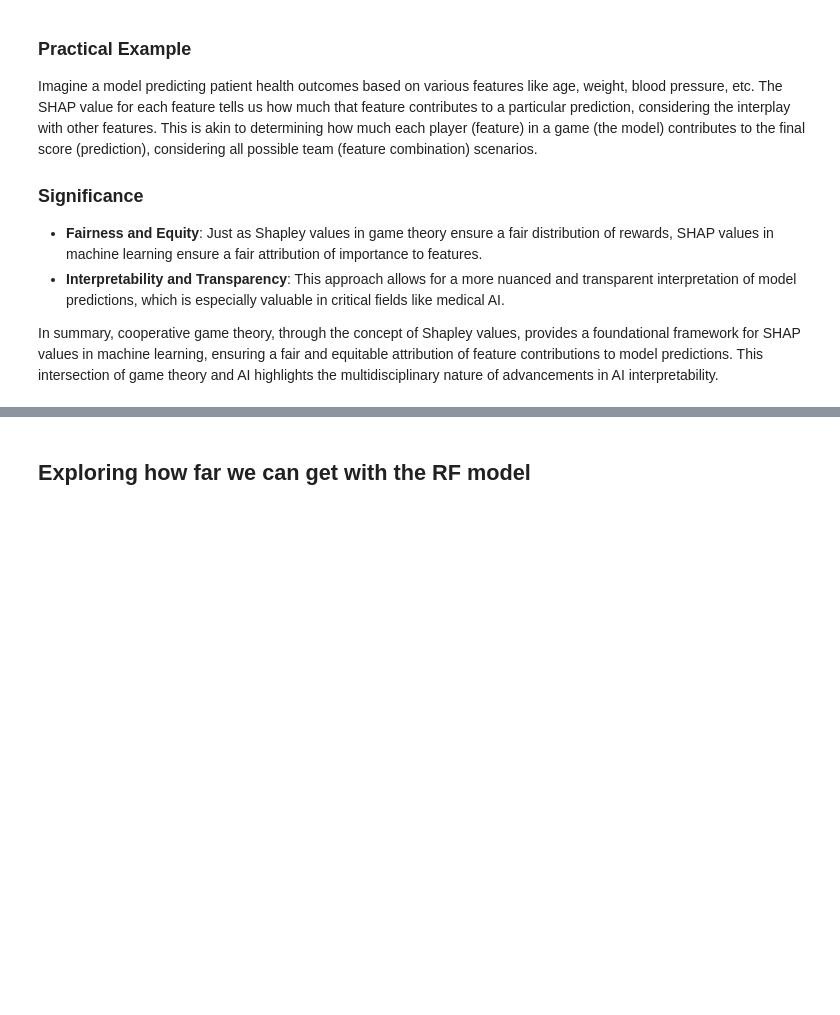
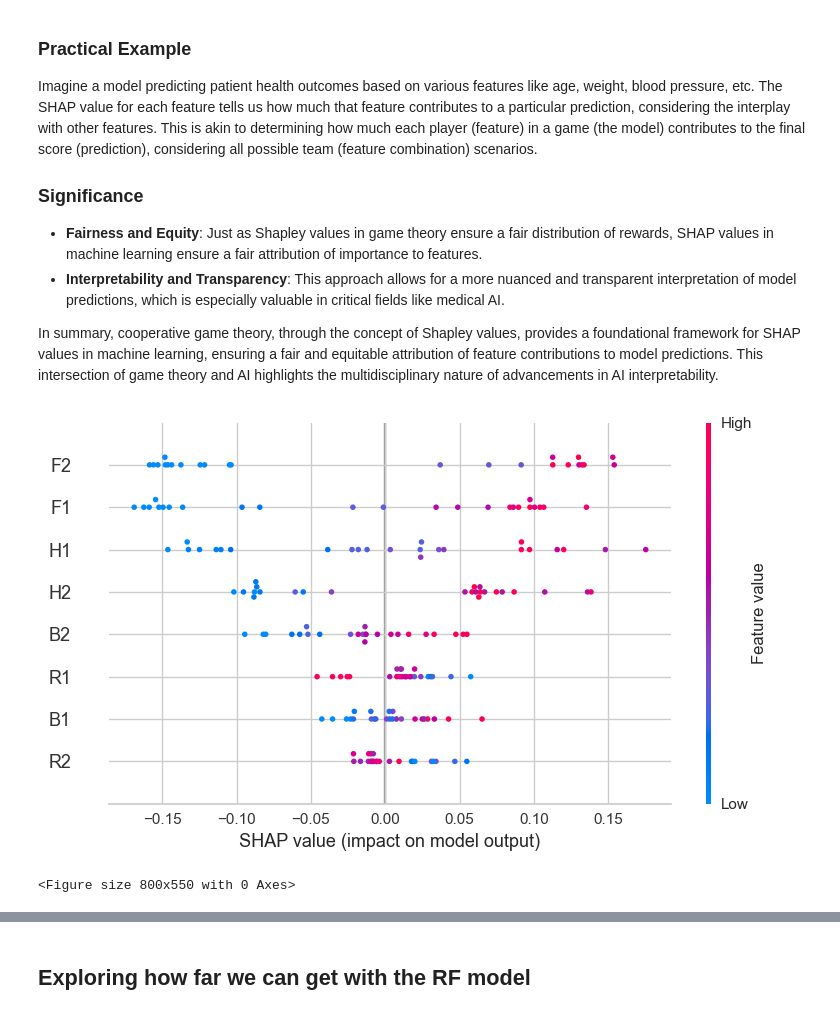
Before and after one commit to arvidl/ibs-distress, a Jupyter notebook: notebooks/2-supervised-classification.ipynb, the cells around one changed output, grey strips where cells are left out. Drawn from its saved outputs; the diff is of its cells as text; code cells hidden in the pictures; blank space fills up the shorter version.

Commit message:
fixed problem with shap

```diff
--- a/notebooks/2-supervised-classification.ipynb
+++ b/notebooks/2-supervised-classification.ipynb
@@ -1246,0 +1227,23 @@ plt.show()
+# %%
+# Assuming best_model is your trained Random Forest model
+# and get_config('X_test') returns your test data
+
+# Compute the SHAP values for the test set
+explainer = shap.TreeExplainer(best_model)
+shap_values = explainer.shap_values(get_config('X_test'))
+
+# For classification problems, shap_values will be a list of arrays
+# (one per class). We need to choose which class to plot.
+# Let's assume we want to plot for the IBS class (index 1)
+
+# Plot the SHAP values
+f, ax = plt.subplots(figsize=(12,8))
+shap.summary_plot(shap_values[:, :, 1], get_config('X_test'))
+plt.tight_layout()
+
+plt.show()
+
+f.savefig('../figs/Fig_4b_shap_values_for_class_ibs_in_test_set.png')
+# %% [output]
+[figure, added]
+<Figure size 800x550 with 0 Axes>
```
Also changed, not shown: parts of 30 cells of this notebook, 2 other files.
